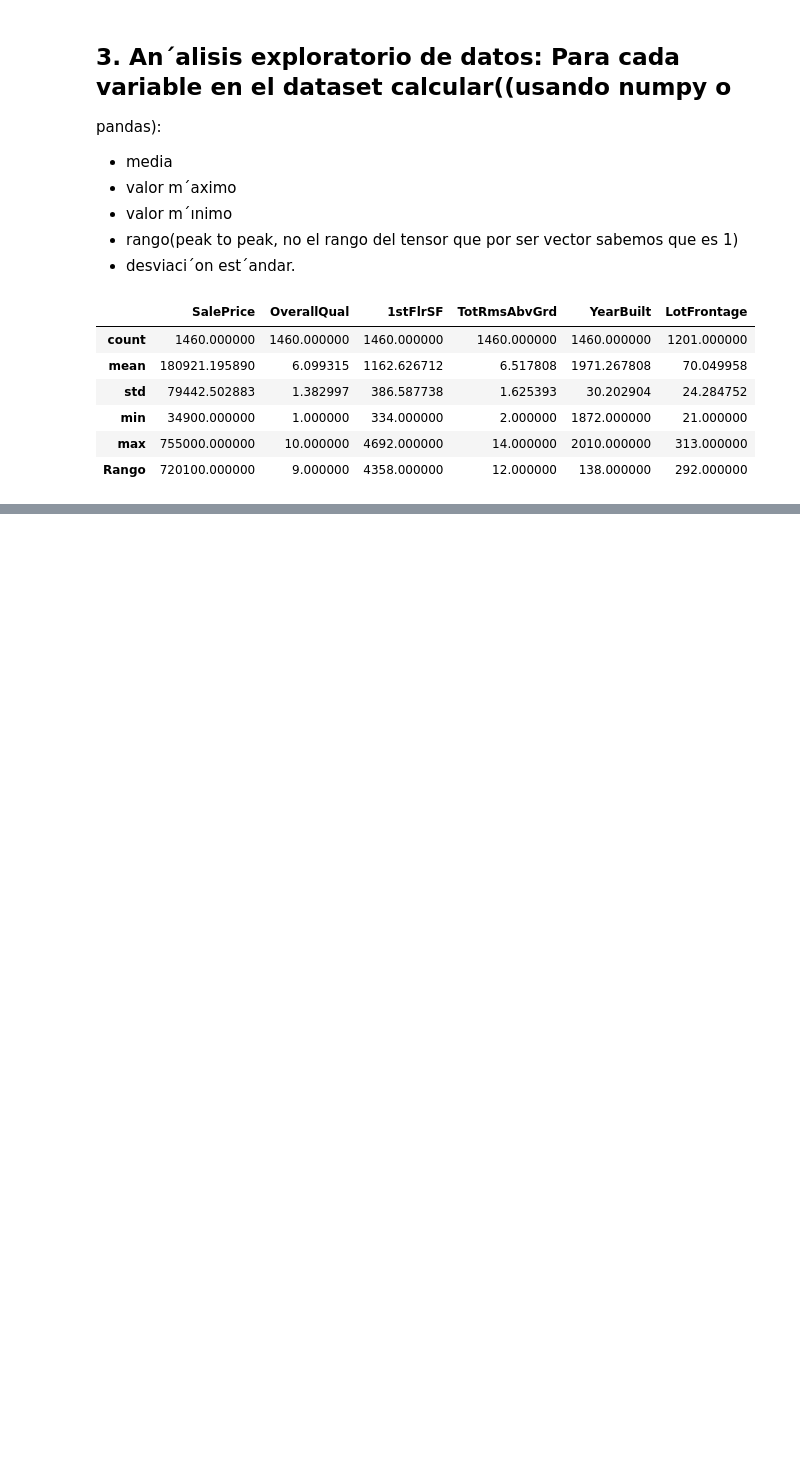
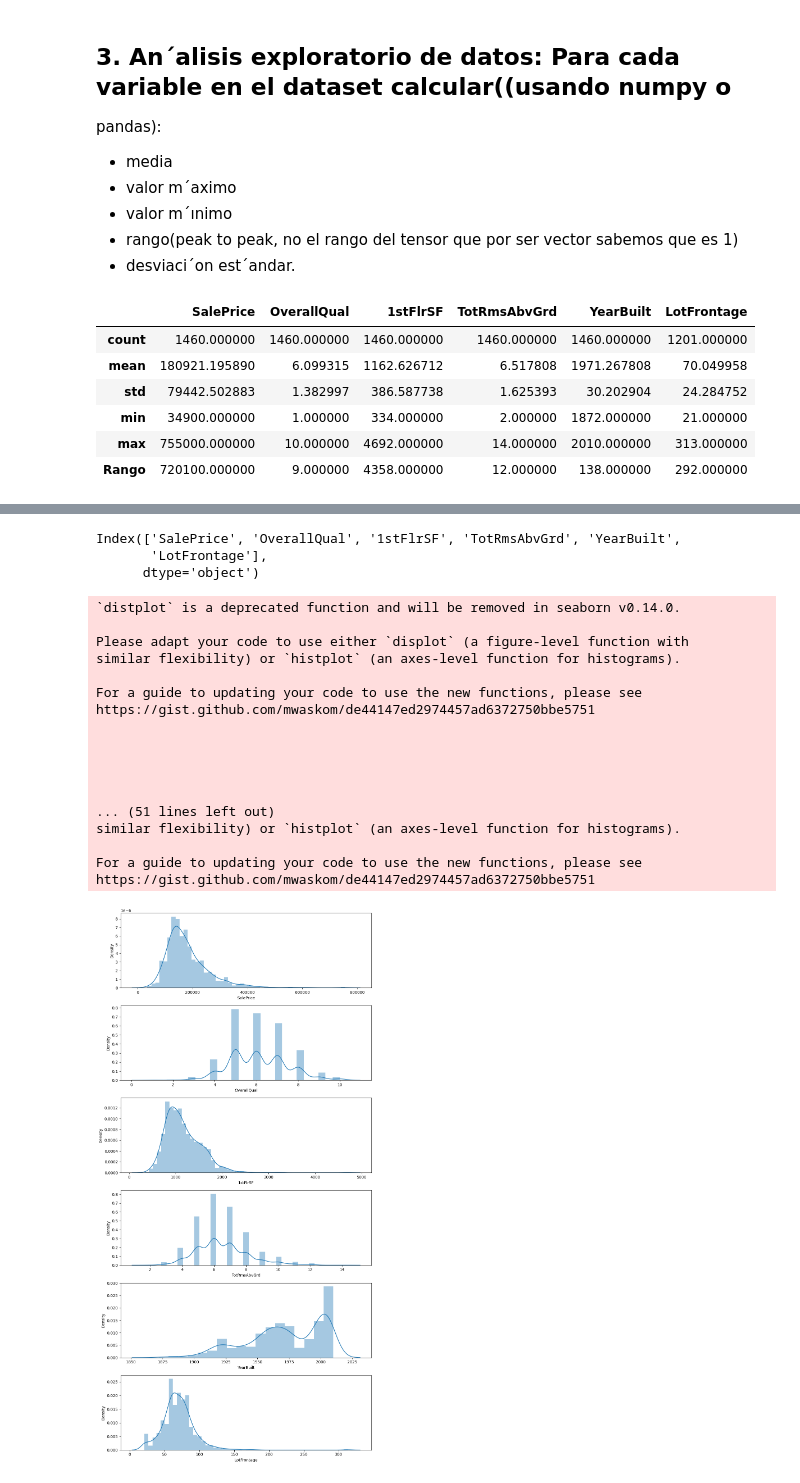
Before and after one commit to ronaldbailey/Proyecto-1---Regresi-n-con-Progra-, a Jupyter notebook: proyecto1.ipynb, the cells around one changed output, grey strips where cells are left out. Cells and saved outputs as stored; diff of their text form; code cells hidden in the pictures; blank space fills up the shorter version.

Commit message:
Histogramas en seaborn

```diff
--- a/proyecto1.ipynb
+++ b/proyecto1.ipynb
@@ -492,0 +498,50 @@ To https://github.com/ronaldbailey/Proyecto-1---Regresi-n-con-Progra-.git
+# %%
+data.columns
+# %% [output]
+Index(['SalePrice', 'OverallQual', '1stFlrSF', 'TotRmsAbvGrd', 'YearBuilt',
+       'LotFrontage'],
+      dtype='object')
+# %%
+import pandas as pd
+import seaborn as sns
+import matplotlib.pyplot as plt
+
+
+# crear dataframe
+df = data
+
+# crear figura y subplots
+fig, axs = plt.subplots(nrows=6, figsize=(10,20))
+
+# graficar histogramas en cada subplot
+sns.distplot(df.iloc[:,0], ax=axs[0])
+sns.distplot(df.iloc[:,1], ax=axs[1])
+sns.distplot(df.iloc[:,2], ax=axs[2])
+sns.distplot(df.iloc[:,3], ax=axs[3])
+sns.distplot(df.iloc[:,4], ax=axs[4])
+sns.distplot(df.iloc[:,5], ax=axs[5])
+
+# ajustar espacios entre subplots
+plt.tight_layout()
+
+# mostrar figura
+plt.show()
+# %% [output]
+`distplot` is a deprecated function and will be removed in seaborn v0.14.0.
+
+Please adapt your code to use either `displot` (a figure-level function with
+similar flexibility) or `histplot` (an axes-level function for histograms).
+
+For a guide to updating your code to use the new functions, please see
+https://gist.github.com/mwaskom/de44147ed2974457ad6372750bbe5751
+
+
+
+
+
+... (51 lines left out)
+similar flexibility) or `histplot` (an axes-level function for histograms).
+
+For a guide to updating your code to use the new functions, please see
+https://gist.github.com/mwaskom/de44147ed2974457ad6372750bbe5751
+[figure, added]
```
Also changed, not shown: parts of 4 cells of this notebook.
